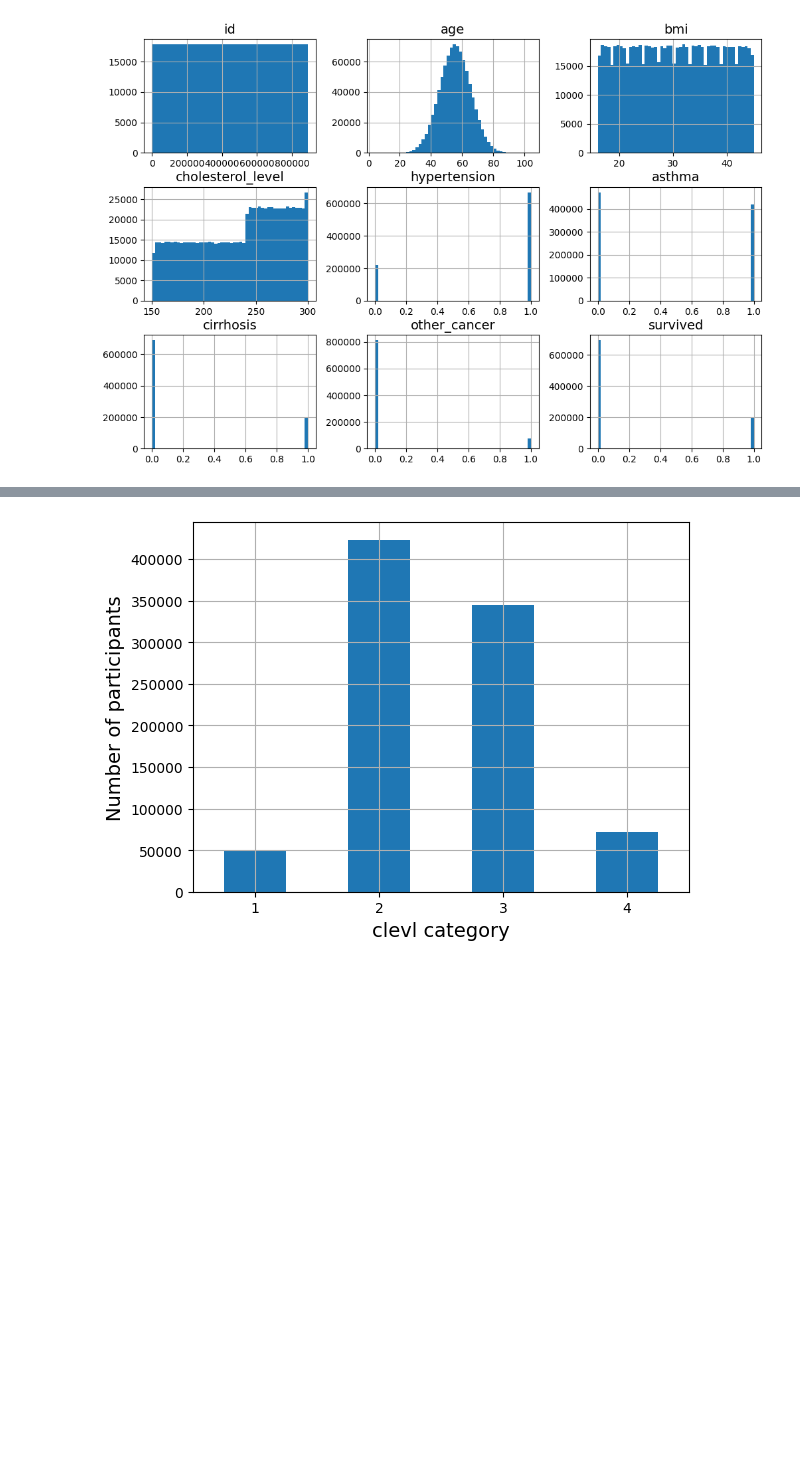
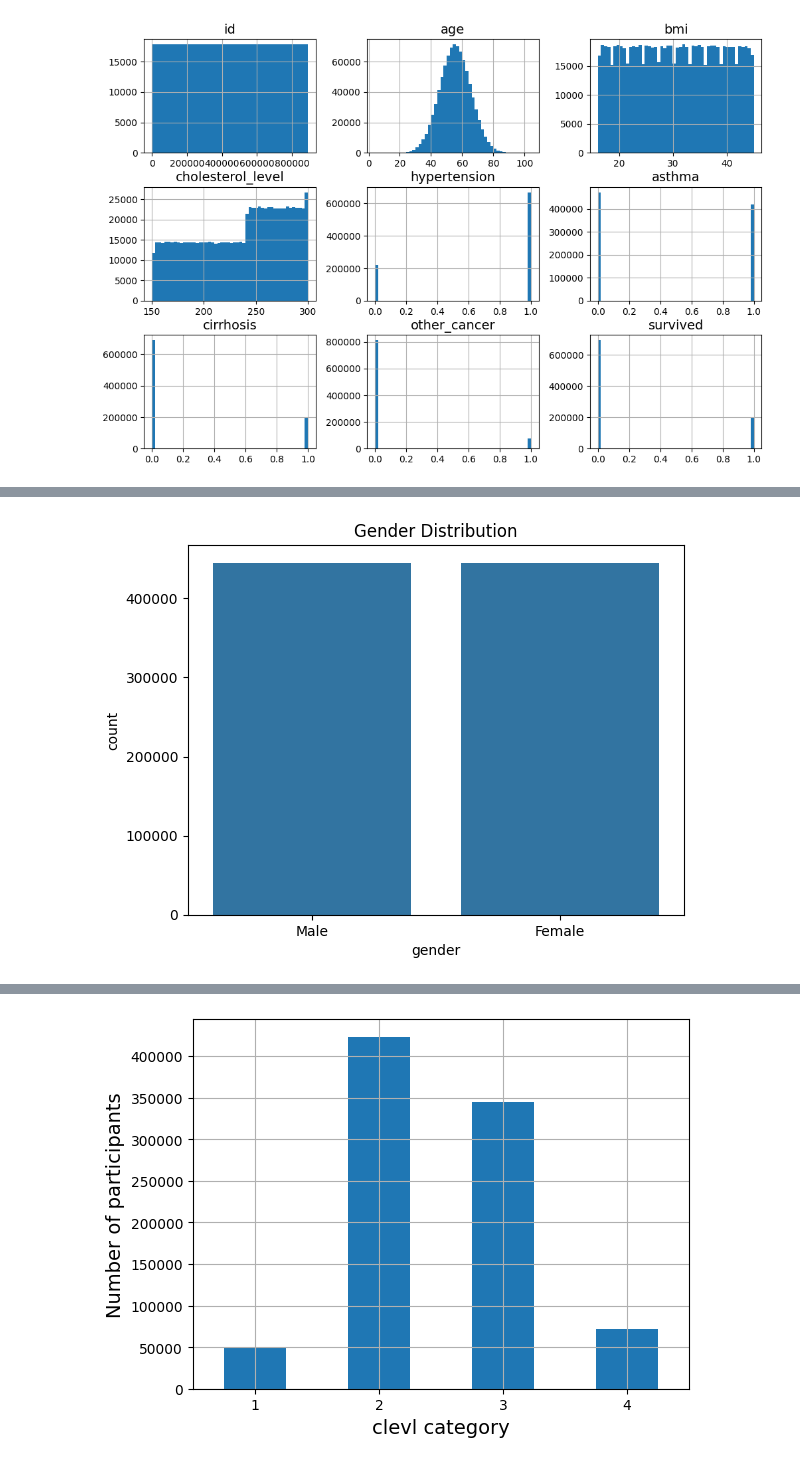
Before and after one commit to hmahaseth17/ML_LungCancer, a Jupyter notebook: Lung_Cancer_ML.ipynb, the cells around one changed output, grey strips where cells are left out. Saved outputs shown, nothing was run; the diff lists cells and outputs as text; code cells hidden in the pictures; blank space fills up the shorter version.

```diff
--- a/Lung_Cancer_ML.ipynb
+++ b/Lung_Cancer_ML.ipynb
@@ -63,0 +117,6 @@ plt.show()
+# %%
+sns.countplot(data=LC_data, x='gender')
+plt.title("Gender Distribution")
+plt.show()
+# %% [output]
+[figure, added]
```
Also changed, not shown: parts of 41 cells of this notebook.
